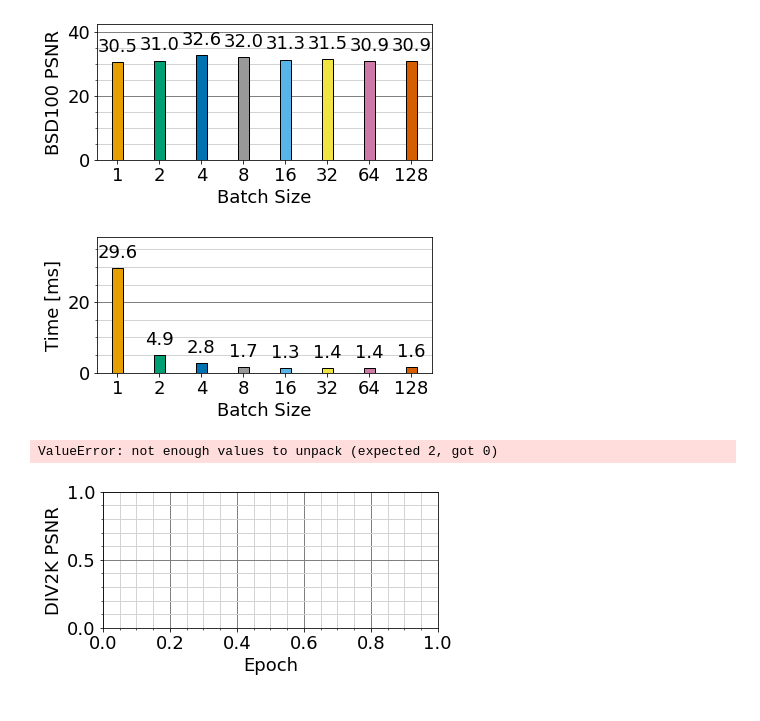
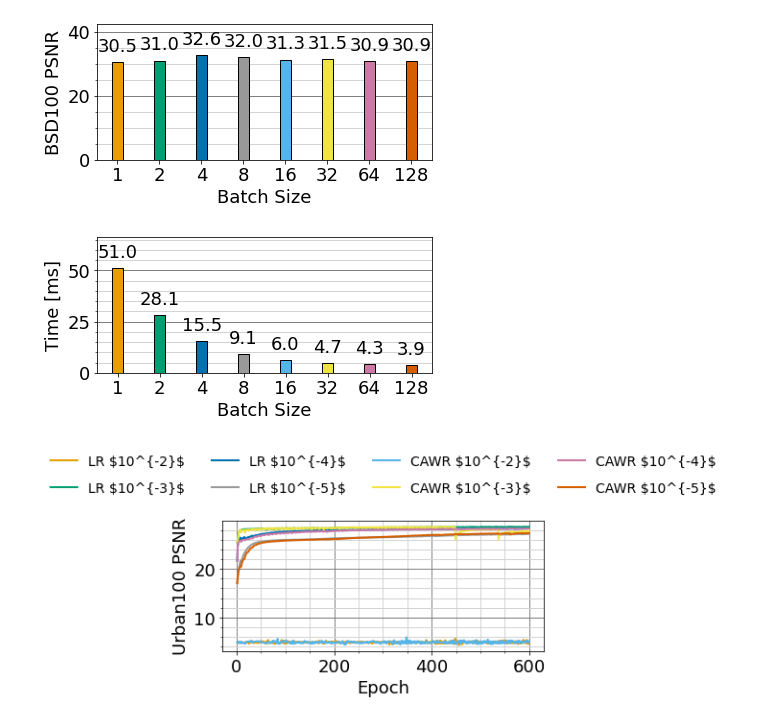
Before and after one commit to MartinBuessemeyer/Efficient-Image-Super-Resolution, a Jupyter notebook: notebooks/visualizations.ipynb, the cells around one changed output. Saved outputs shown, nothing was run; the diff lists cells and outputs as text; code cells hidden in the pictures.

```diff
--- a/notebooks/visualizations.ipynb
+++ b/notebooks/visualizations.ipynb
@@ -36,7 +37,7 @@ def make_line_chart(x,y, labels, xlabel="", ylabel="", name="result.png", legend
 
     handles, labels = plt.gca().get_legend_handles_labels()
     # sort both labels and handles by labels
-    labels, handles = zip(*sorted(zip(labels, handles), key=lambda t: int(t[0]) if t[0].isnumeric() else 0))
+    labels, handles = zip(*sorted(zip(labels, handles), key=lambda t: int(t[0]) if t[0].isnumeric() else math.inf))
     if legend_location == "upper center":
         ncol = ncol
         height = (len(lables) / ncol + 1) * 0.2 + 1
@@ -98,7 +99,7 @@ def combine_column_and_file_name(column, file):
     return f'{file}_{column}'
 # %%
 def get_data(columns: list[str]):
-    base_dir = Path('../experiment/20220124')
+    base_dir = Path('../experiment/final')
     csv_files = base_dir.glob('*.csv')
 
     dfs = {file.name : pd.read_csv(file) for file in csv_files}
@@ -106,7 +107,8 @@ def get_data(columns: list[str]):
     res_df = pd.DataFrame()
     for file_name, df in dfs.items():
         for column in columns:
-            res_df[combine_column_and_file_name(file_name, column)] = df[column]
+            if column in df.columns:
+                res_df[combine_column_and_file_name(file_name, column)] = df[column]
     return res_df
 # %%
 data = get_data(["validate.BSD100.psnr_scale_2", "Epoch"])
@@ -154,20 +180,19 @@ make_bar_chart(filtered_x.values[0], filtered_y.values[0], "Batch Size", "BSD100
 # %% [output]
 [figure]
 # %%
-data = get_data(["validate.mean_forward_pass_time", "config.batch_size_test"])
-filtered_y = data.filter(regex=("validate\.mean_forward_pass_time_rfdn_advanced_batch_size*")).mean()
-filtered_x = data.filter(regex=("config\.batch_size_test_rfdn_advanced_batch_size_test.*")).head(1)
+data = get_data(["train.time", "config.batch_size"])
+filtered_y = data.filter(regex=("train\.time_rfdn_advanced_batchsize*")).mean()
+filtered_x = data.filter(regex=("config\.batch_size_rfdn_advanced_batchsize.*")).head(1)
 make_bar_chart(filtered_x.values[0], filtered_y.values * 1000, "Batch Size", "Time [ms]", "batch_size_average_validation_time.svg", True, lableprecision=1)
 # %% [output]
-[figure, old version]
+[figure, new version]
 # %%
-data = get_data(["validate.DIV2K.psnr_scale_2", "Epoch"])
-filtered_x = data.filter(regex=("Epoch_rfdn.*_600.csv")).transpose()
-filtered_y = data.filter(items=["validate.DIV2K.psnr_scale_2_rfdn_advanced_600_epochs_lr_1e-3_eta-min_1e-5.csv", "validate.DIV2K.psnr_scale_2_rfdn_advanced_600_epochs_before_pruning_none.csv"]).transpose()
-lables = ["Pruning + CAWR with High LR", "No Pruning"]
-make_line_chart(filtered_x.values, filtered_y.values, lables, "Epoch", "DIV2K PSNR", "epoch_psnr_cawr_scale.svg", legend_location="upper center")
+data = get_data(["validate.Urban100.psnr_scale_2", "Epoch"])
+filtered_x = data.filter(regex=("Epoch_rfdn_advanced_600_epochs_no_batchnorm_pruning_[0-9]+_(cawr_lr|lr)_.*.csv")).head(600).transpose()
+filtered_y = data.filter(regex=("validate\.Urban100.psnr_scale_2_rfdn_advanced_600_epochs_no_batchnorm_pruning_[0-9]+_(cawr_lr|lr)_.*.csv")).head(600).transpose()
+lables = ["LR \$10^{-2}\$", "LR \$10^{-3}\$", "LR \$10^{-4}\$", "LR \$10^{-5}\$", "CAWR \$10^{-2}\$", "CAWR \$10^{-3}\$", "CAWR \$10^{-4}\$", "CAWR \$10^{-5}\$"]
+make_line_chart(filtered_x.values, filtered_y.values, lables, "Epoch", "Urban100 PSNR", "epoch_Urban100_psnr.svg", legend_location="upper center", ncol=4)
 # %% [output]
-ValueError: not enough values to unpack (expected 2, got 0)
-[figure, old version]
+[figure, new version]
 # %%
 data = get_data(["lr", "Epoch"])
```
Also changed, not shown: parts of 9 cells of this notebook.
